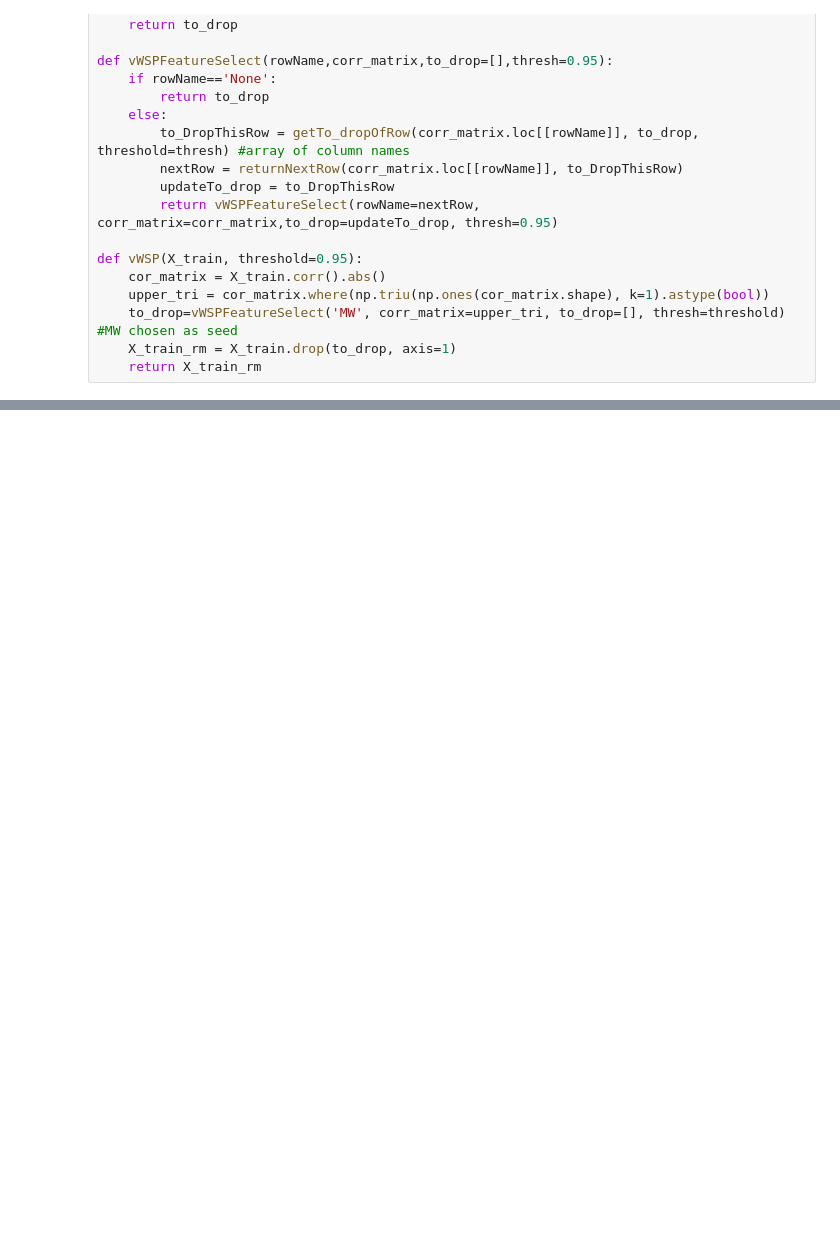
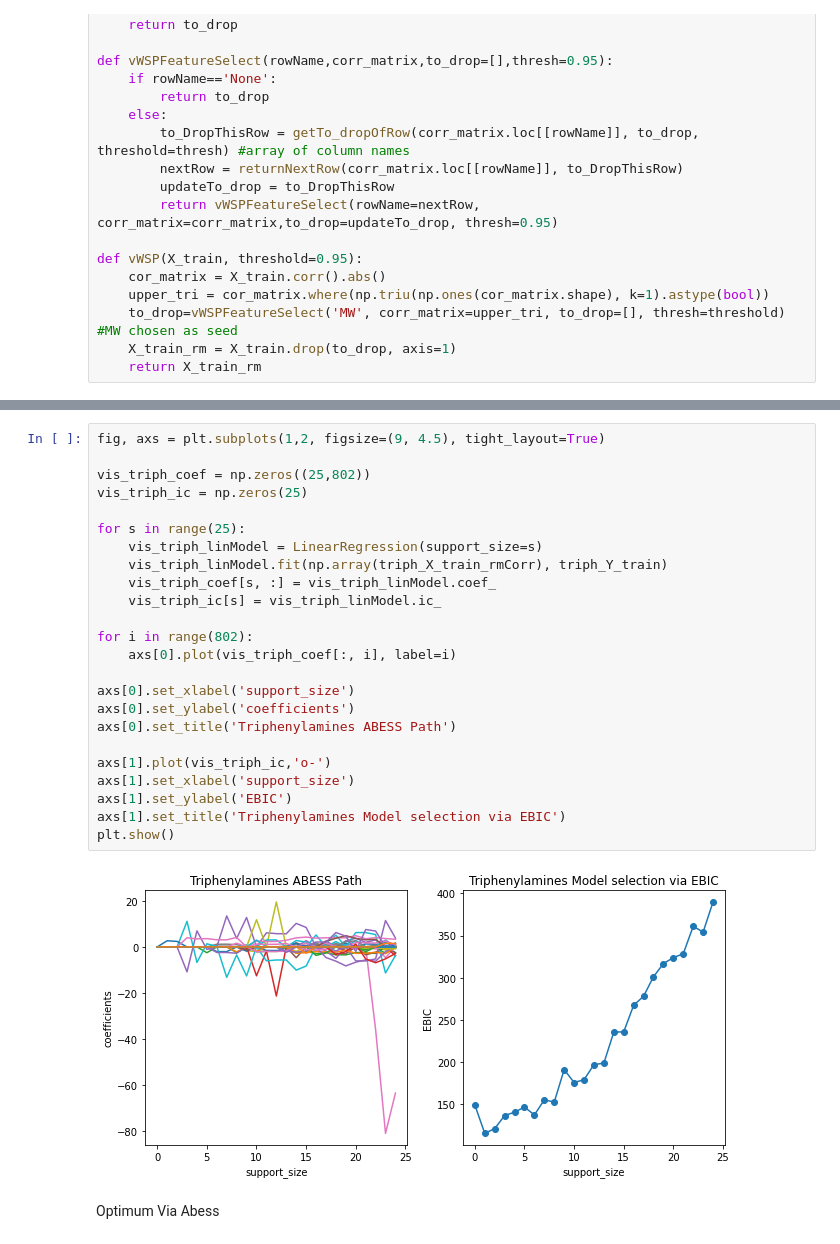
Before and after one commit to PaulC61/Cheminformatics, a Jupyter notebook: InternshipM2_BIU/WorkingEnvironment/Phase2/plsPaperTrimmed.ipynb, the cells around one changed output, grey strips where cells are left out. Drawn from its saved outputs; the diff is of its cells as text; blank space fills up the shorter version.

```diff
--- a/InternshipM2_BIU/WorkingEnvironment/Phase2/plsPaperTrimmed.ipynb
+++ b/InternshipM2_BIU/WorkingEnvironment/Phase2/plsPaperTrimmed.ipynb
@@ -137,0 +167,28 @@ porph_X_train_rmCorr.shape, triph_X_train_rmCorr.shape, pheno_X_train_rmCorr.sha
+# %%
+fig, axs = plt.subplots(1,2, figsize=(9, 4.5), tight_layout=True)
+
+vis_triph_coef = np.zeros((25,802))
+vis_triph_ic = np.zeros(25)
+
+for s in range(25):
+    vis_triph_linModel = LinearRegression(support_size=s)
+    vis_triph_linModel.fit(np.array(triph_X_train_rmCorr), triph_Y_train)
+    vis_triph_coef[s, :] = vis_triph_linModel.coef_
+    vis_triph_ic[s] = vis_triph_linModel.ic_
+
+for i in range(802):
+    axs[0].plot(vis_triph_coef[:, i], label=i)
+
+axs[0].set_xlabel('support_size')
+axs[0].set_ylabel('coefficients')
+axs[0].set_title('Triphenylamines ABESS Path')
+
+axs[1].plot(vis_triph_ic,'o-')
+axs[1].set_xlabel('support_size')
+axs[1].set_ylabel('EBIC')
+axs[1].set_title('Triphenylamines Model selection via EBIC')
+plt.show()
+# %% [output]
+[figure, added]
+# %% [markdown]
+Optimum Via Abess
```
Also changed, not shown: parts of 14 cells of this notebook, 1 other file.
